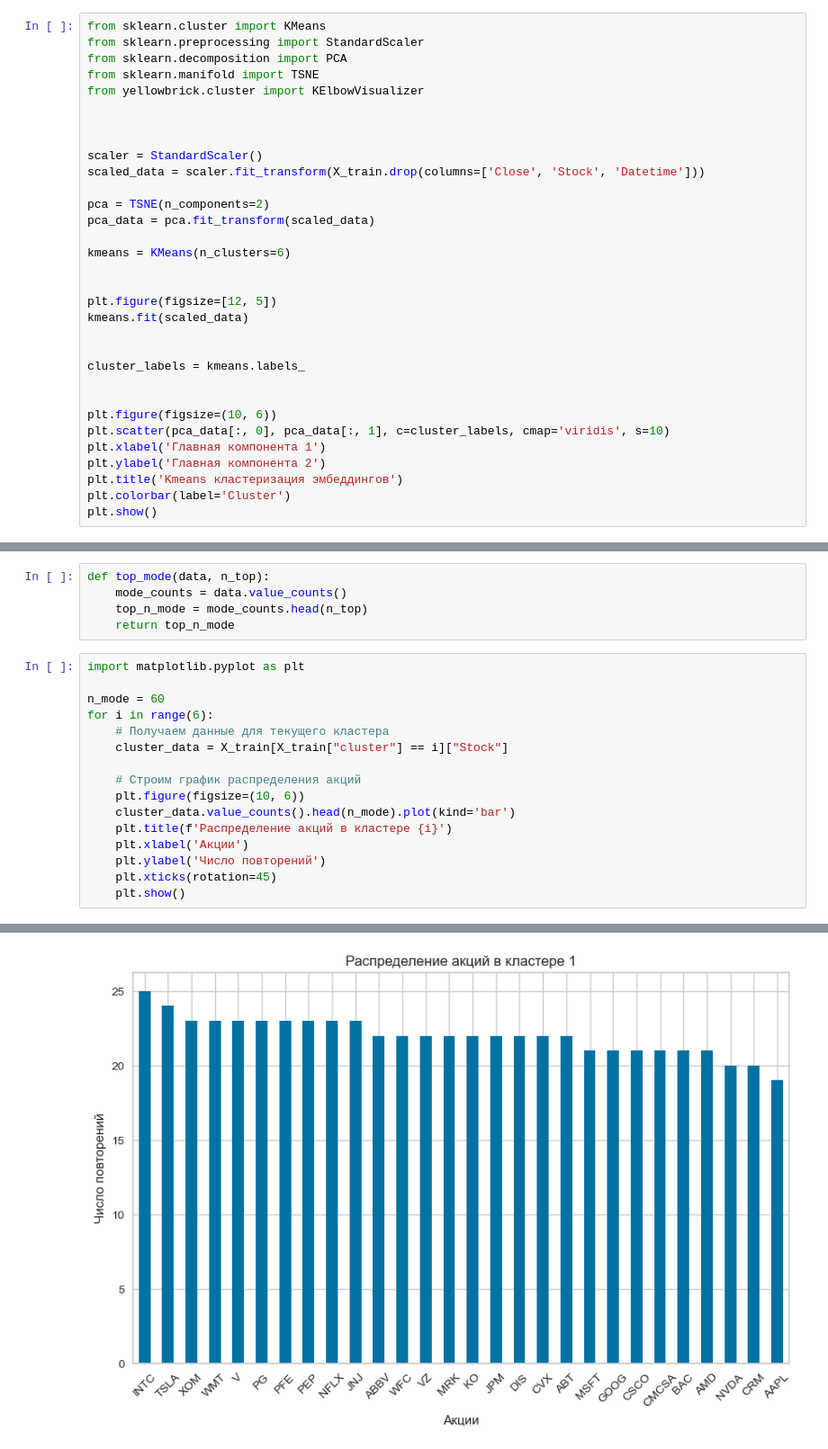
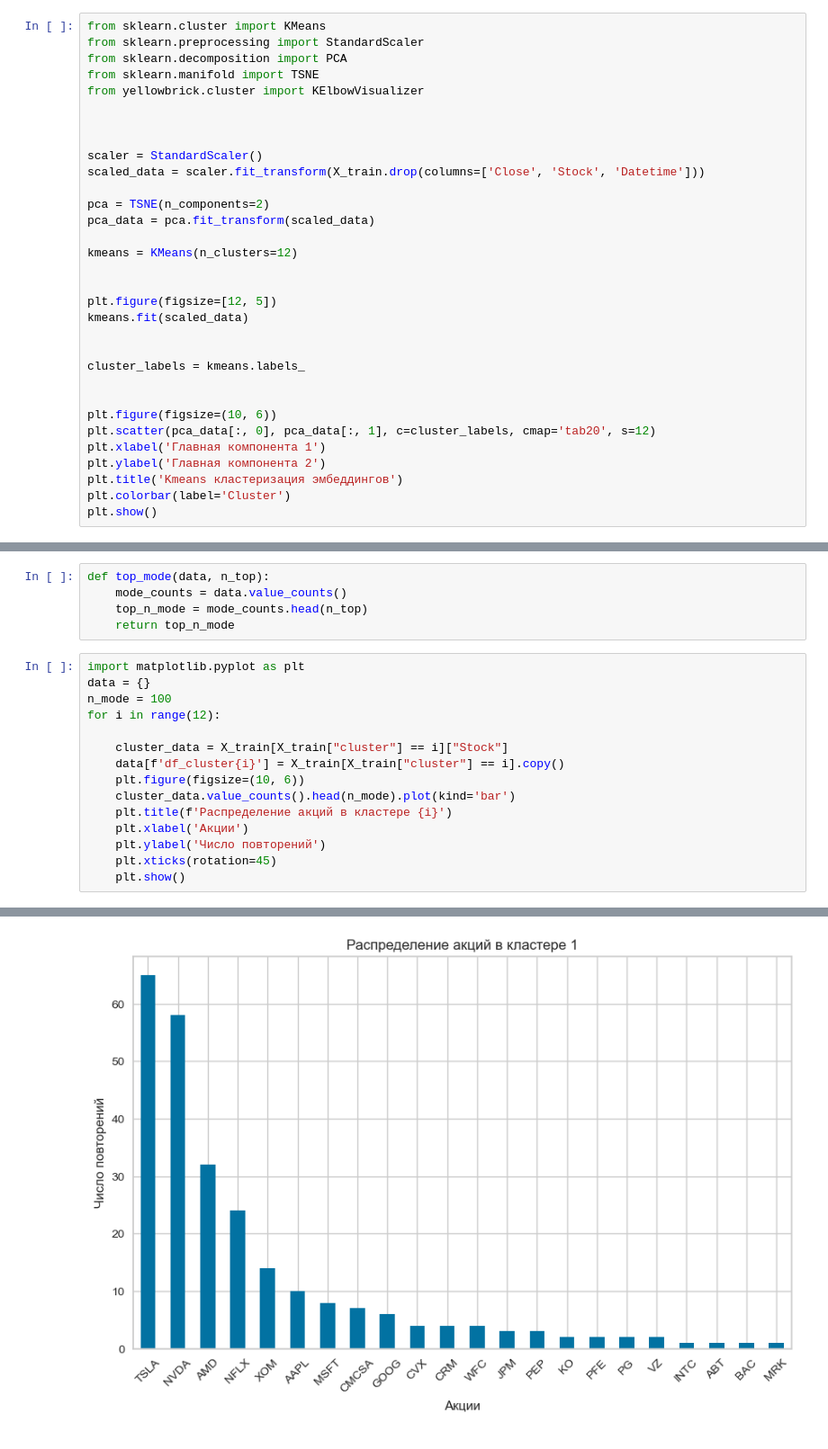
Before and after one commit to petrsokerin/Stock_Embedding, a Jupyter notebook: notebooks/analysis_embeddings.ipynb, the cells around one changed output, grey strips where cells are left out. Shown at 90% size. Cells and saved outputs as stored; diff of their text form.

```diff
--- a/notebooks/analysis_embeddings.ipynb
+++ b/notebooks/analysis_embeddings.ipynb
@@ -150,7 +152,7 @@ scaled_data = scaler.fit_transform(X_train.drop(columns=['Close', 'Stock', 'Date
 pca = TSNE(n_components=2)
 pca_data = pca.fit_transform(scaled_data)
 
-kmeans = KMeans(n_clusters=6)
+kmeans = KMeans(n_clusters=12)
 
 
 plt.figure(figsize=[12, 5])
@@ -161,7 +163,7 @@ cluster_labels = kmeans.labels_
 
 
 plt.figure(figsize=(10, 6))
-plt.scatter(pca_data[:, 0], pca_data[:, 1], c=cluster_labels, cmap='viridis', s=10)
+plt.scatter(pca_data[:, 0], pca_data[:, 1], c=cluster_labels, cmap='tab20', s=12)
 plt.xlabel('Главная компонента 1')
 plt.ylabel('Главная компонента 2')
 plt.title('Kmeans кластеризация эмбеддингов')
@@ -190,13 +192,12 @@ def top_mode(data, n_top):
     return top_n_mode
 # %%
 import matplotlib.pyplot as plt
+data = {}
+n_mode = 100
+for i in range(12):
 
-n_mode = 60
-for i in range(6):
-    # Получаем данные для текущего кластера
     cluster_data = X_train[X_train["cluster"] == i]["Stock"]
-
-    # Строим график распределения акций
+    data[f'df_cluster{i}'] = X_train[X_train["cluster"] == i].copy()
     plt.figure(figsize=(10, 6))
     cluster_data.value_counts().head(n_mode).plot(kind='bar')
     plt.title(f'Распределение акций в кластере {i}')
@@ -209 +210 @@ for i in range(6):
-[figure, old version]
+[figure, new version]
```
Also changed, not shown: parts of 15 cells of this notebook, 1 other file.
